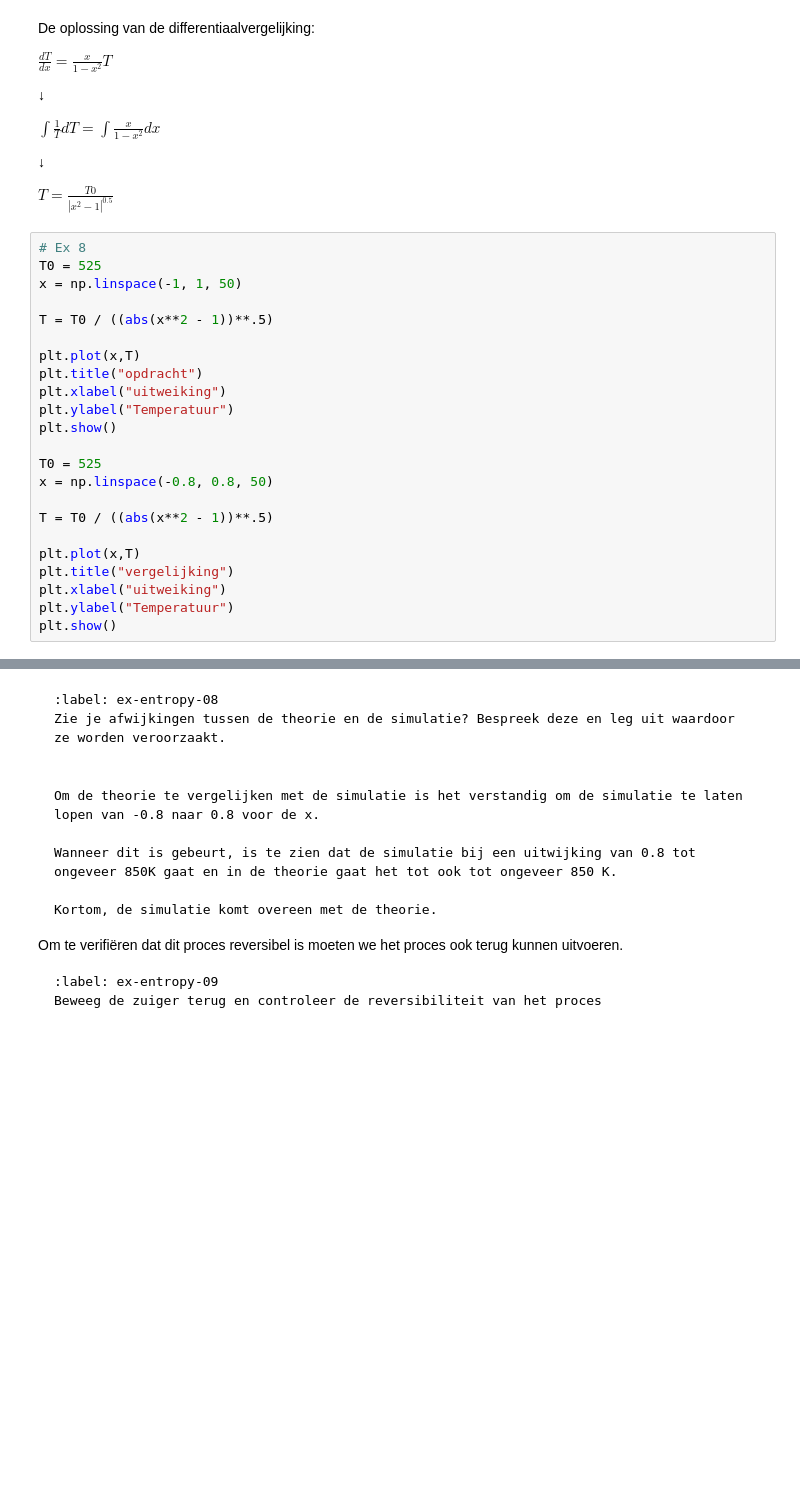
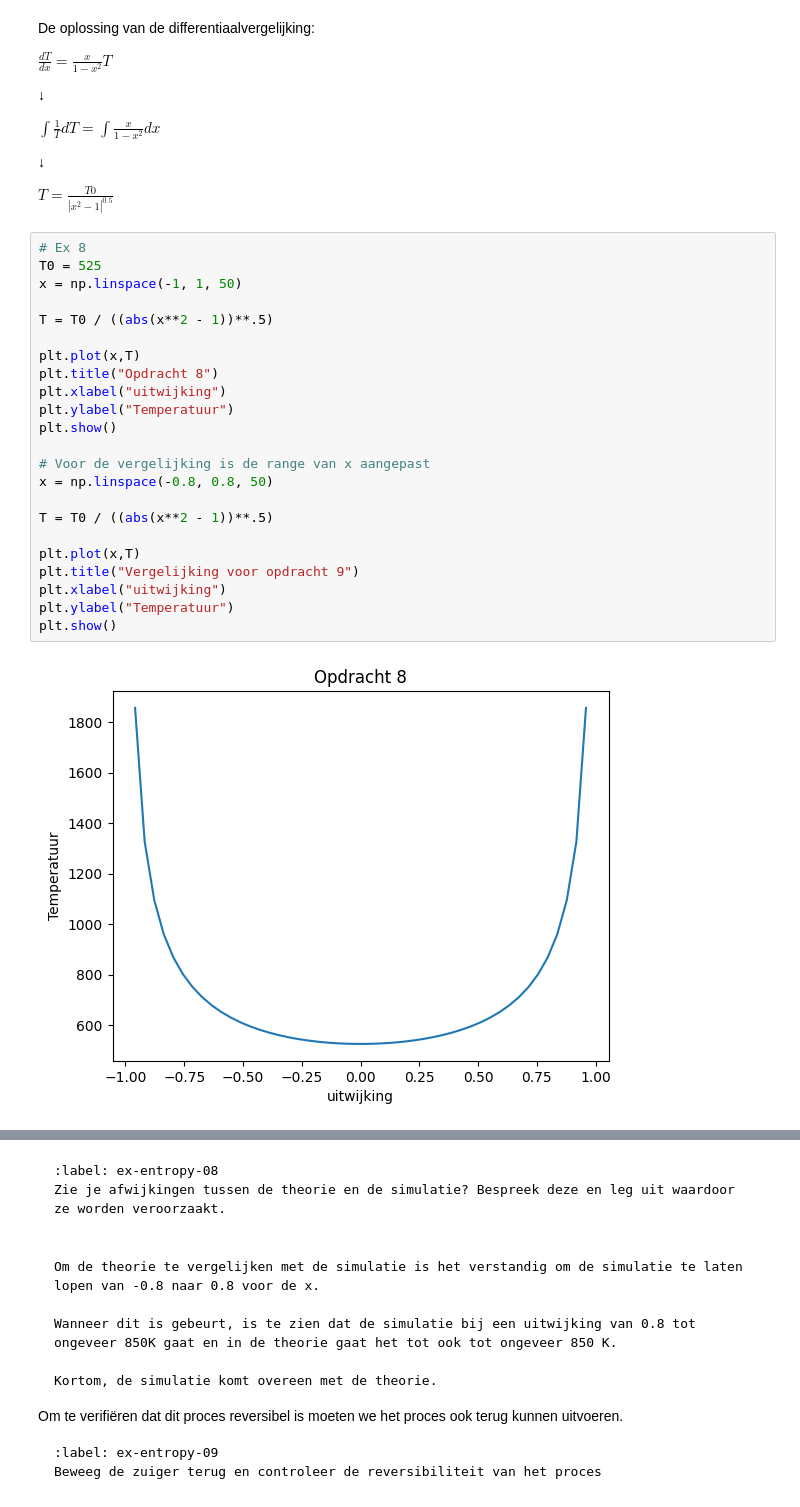
Before and after one commit to firebase21/Group7, a Jupyter notebook: Content/PySim/9_entropie.ipynb, the cells around one changed output, grey strips where cells are left out. Cells and saved outputs as stored; diff of their text form; blank space fills up the shorter version.

```diff
--- a/Content/PySim/9_entropie.ipynb
+++ b/Content/PySim/9_entropie.ipynb
@@ -450,23 +456,25 @@ $ T = \frac{T0}{|x^2-1|^{0.5}}$
 # %%
 # Ex 8
 T0 = 525
 x = np.linspace(-1, 1, 50)
 
 T = T0 / ((abs(x**2 - 1))**.5)
 
 plt.plot(x,T)
-plt.title("opdracht")
-plt.xlabel("uitweiking")
+plt.title("Opdracht 8")
+plt.xlabel("uitwijking")
 plt.ylabel("Temperatuur")
 plt.show()
 
-T0 = 525
+# Voor de vergelijking is de range van x aangepast
 x = np.linspace(-0.8, 0.8, 50)
 
 T = T0 / ((abs(x**2 - 1))**.5)
 
 plt.plot(x,T)
-plt.title("vergelijking")
-plt.xlabel("uitweiking")
+plt.title("Vergelijking voor opdracht 9")
+plt.xlabel("uitwijking")
 plt.ylabel("Temperatuur")
 plt.show()
+# %% [output]
+[figure, added]
```
Also changed, not shown: parts of 11 cells of this notebook.
